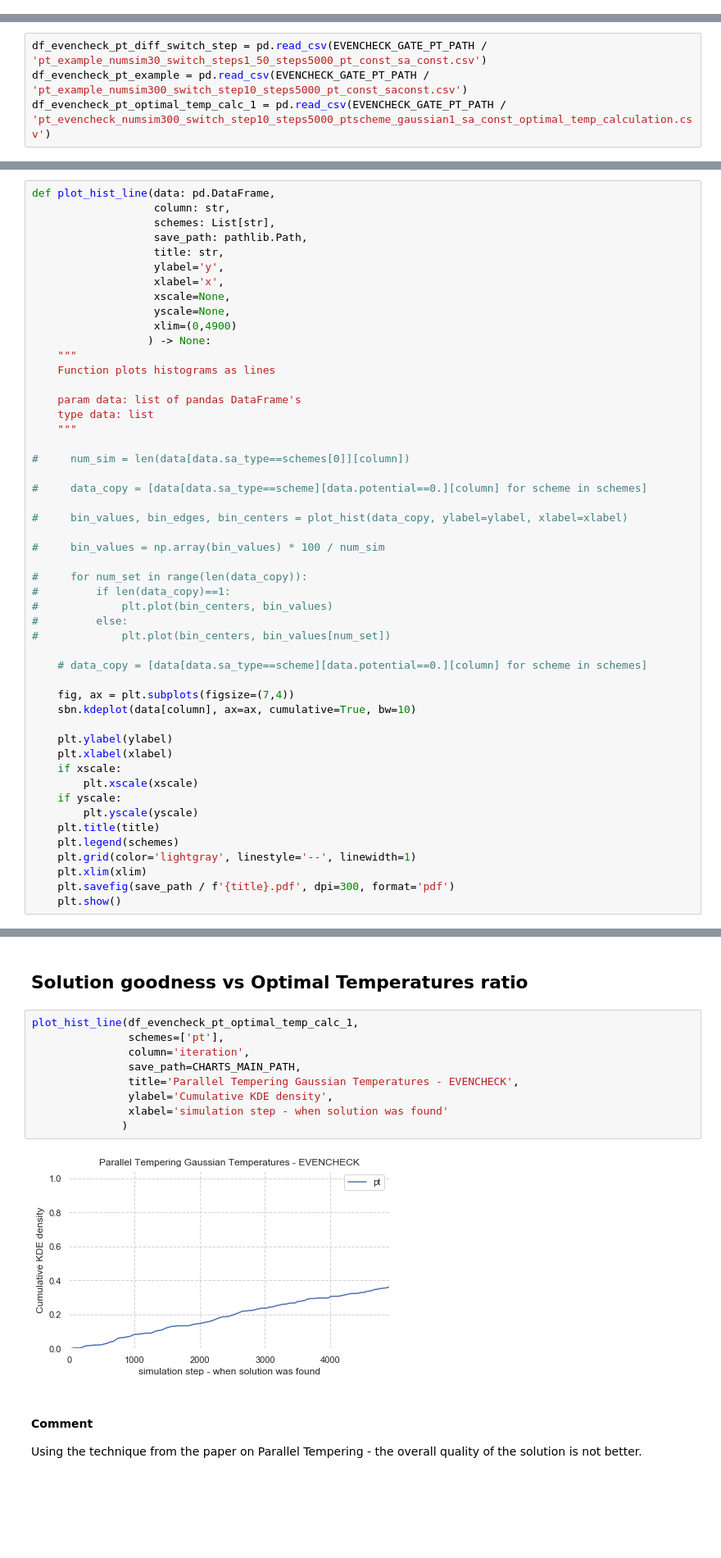
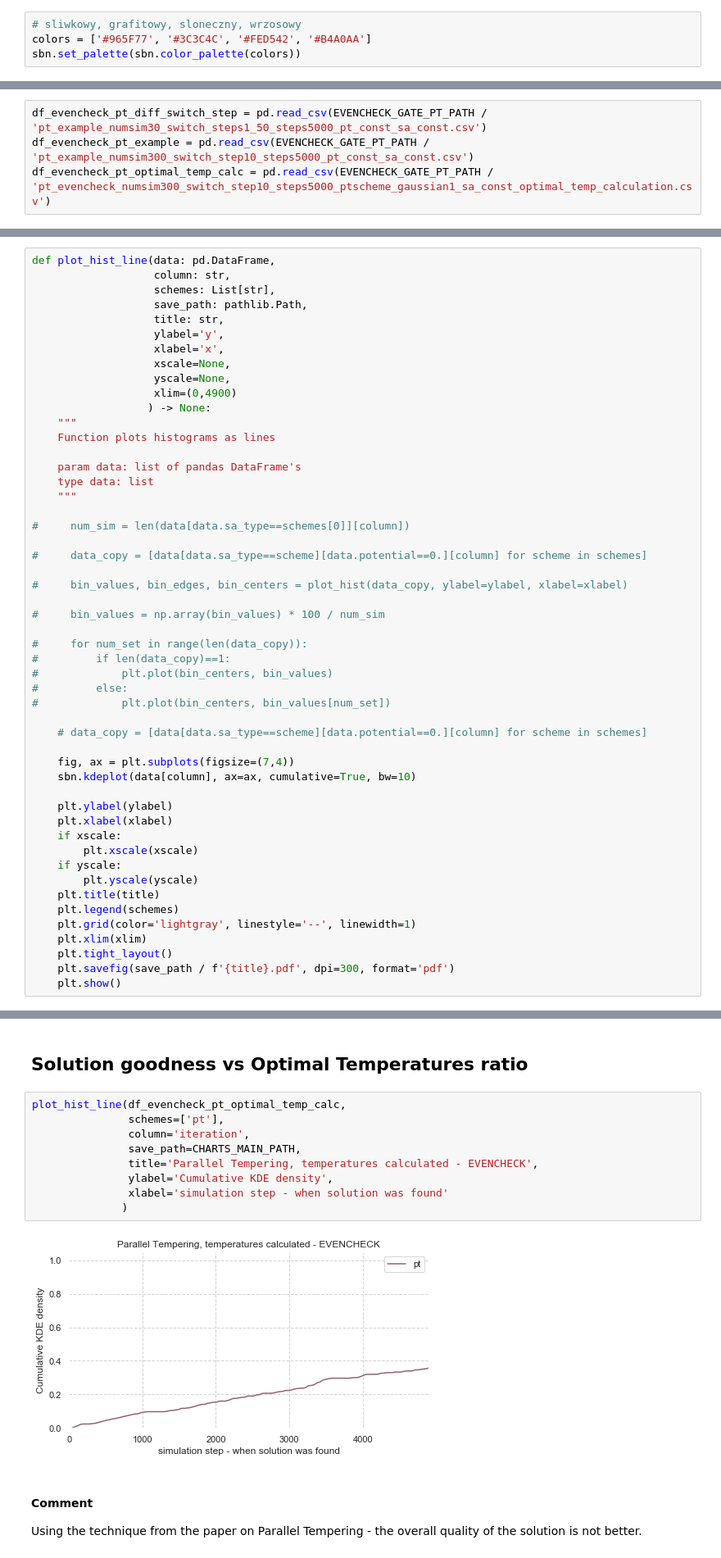
Before and after one commit to mateuszKacz/CGP_mgr, a Jupyter notebook: notebooks/Opracowanie danych PT.ipynb, the cells around one changed output, grey strips where cells are left out. Shown at 82% size. Cells and saved outputs as stored; diff of their text form; blank space fills up the shorter version.

Commit message:
Parallel Tempering charts updated

```diff
--- a/notebooks/Opracowanie danych PT.ipynb
+++ b/notebooks/Opracowanie danych PT.ipynb
@@ -9,6 +9,10 @@ sbn.set()
 # %%
 # MATPLOTLIB CONFIG
 plt.rcParams['axes.facecolor'] = 'white'
+# %%
+# sliwkowy, grafitowy, sloneczny, wrzosowy
+colors = ['#965F77', '#3C3C4C', '#FED542', '#B4A0AA']
+sbn.set_palette(sbn.color_palette(colors))
 # %%
 PROJECT_MAIN_PATH = pathlib.Path().absolute().parent
 CODE_MAIN_PATH = PROJECT_MAIN_PATH / 'src'
@@ -44,8 +48,8 @@ def calc_cr_series(df: pd.DataFrame, groupby: str) -> pd.DataFrame:
 # Data loading
 # %%
 df_evencheck_pt_diff_switch_step = pd.read_csv(EVENCHECK_GATE_PT_PATH / 'pt_example_numsim30_switch_steps1_50_steps5000_pt_const_sa_const.csv')
-df_evencheck_pt_example = pd.read_csv(EVENCHECK_GATE_PT_PATH / 'pt_example_numsim300_switch_step10_steps5000_pt_const_saconst.csv')
-df_evencheck_pt_optimal_temp_calc_1 = pd.read_csv(EVENCHECK_GATE_PT_PATH / 'pt_evencheck_numsim300_switch_step10_steps5000_ptscheme_gaussian1_sa_const_optimal_temp_calculation.csv')
+df_evencheck_pt_example = pd.read_csv(EVENCHECK_GATE_PT_PATH / 'pt_example_numsim300_switch_step10_steps5000_pt_const_sa_const.csv')
+df_evencheck_pt_optimal_temp_calc = pd.read_csv(EVENCHECK_GATE_PT_PATH / 'pt_evencheck_numsim300_switch_step10_steps5000_ptscheme_gaussian1_sa_const_optimal_temp_calculation.csv')
 # %% [markdown]
 # Analysis
 # %% [markdown]
@@ -98,6 +139,7 @@ def plot_hist_line(data: pd.DataFrame,
     plt.legend(schemes)
     plt.grid(color='lightgray', linestyle='--', linewidth=1)
     plt.xlim(xlim)
+    plt.tight_layout()
     plt.savefig(save_path / f'{title}.pdf', dpi=300, format='pdf')
     plt.show()
 # %%
@@ -169,16 +230,16 @@ plot_bar(switch_step_mns,
 # %% [markdown]
 ## Solution goodness vs Optimal Temperatures ratio
 # %%
-plot_hist_line(df_evencheck_pt_optimal_temp_calc_1,
+plot_hist_line(df_evencheck_pt_optimal_temp_calc,
                schemes=['pt'],
                column='iteration',
                save_path=CHARTS_MAIN_PATH,
-               title='Parallel Tempering Gaussian Temperatures - EVENCHECK',
+               title='Parallel Tempering, temperatures calculated - EVENCHECK',
                ylabel='Cumulative KDE density',
                xlabel='simulation step - when solution was found'
               )
 # %% [output]
-[figure, old version]
+[figure, new version]
 # %% [markdown]
 #### Comment
 
```
Also changed, not shown: parts of 9 cells of this notebook, 4 other files.
